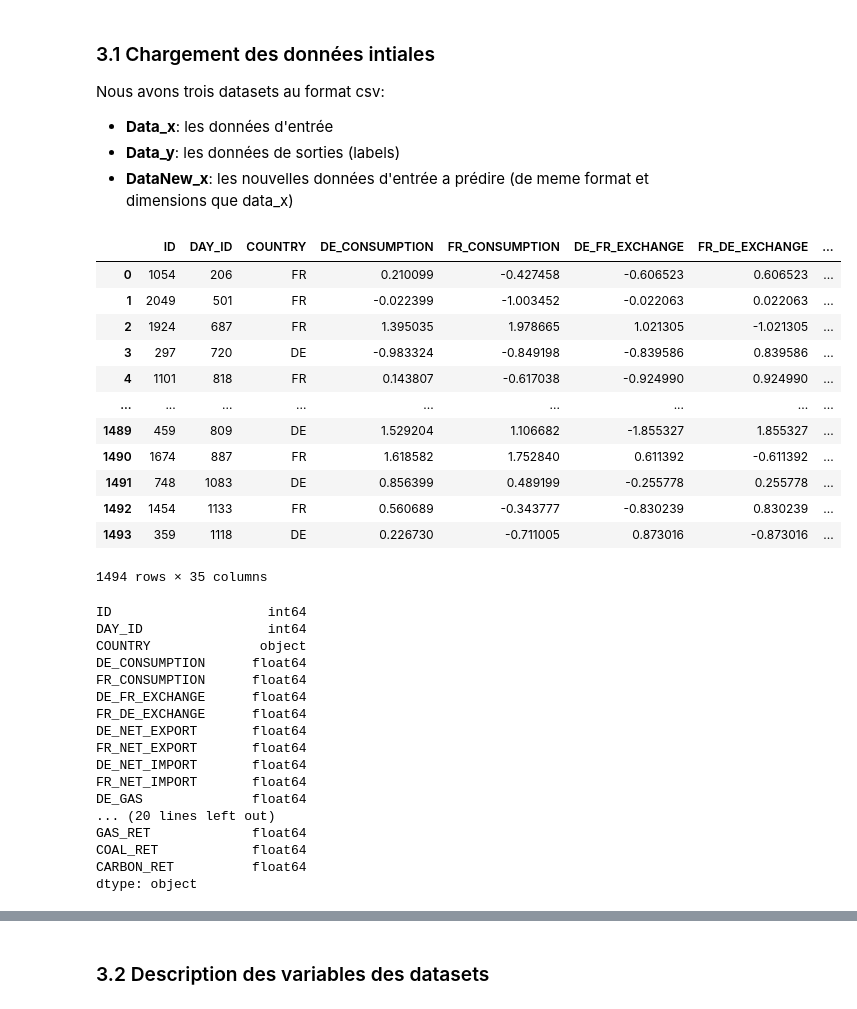
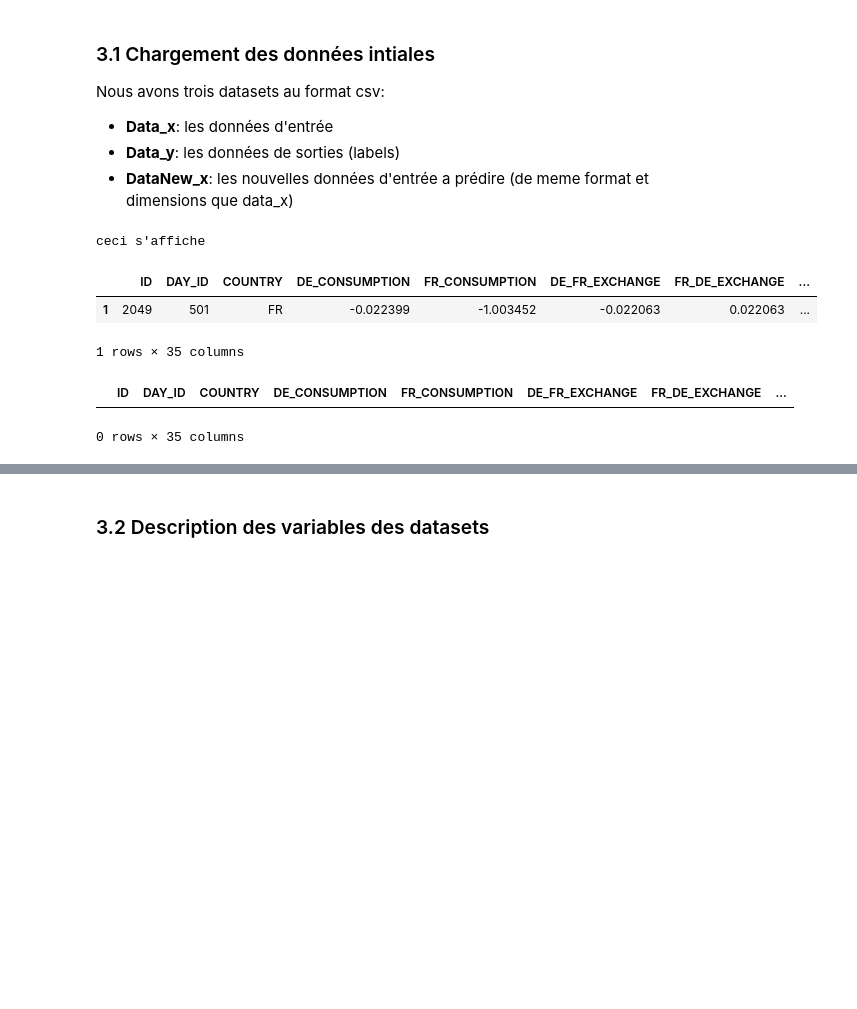
Before and after one commit to CorentinP1234/PROJETML, a Jupyter notebook: Untitled.ipynb, the cells around one changed output, grey strips where cells are left out. Saved outputs shown, nothing was run; the diff lists cells and outputs as text; code cells hidden in the pictures; blank space fills up the shorter version.

```diff
--- a/Untitled.ipynb
+++ b/Untitled.ipynb
@@ -65,38 +65,29 @@ Nous avons trois datasets au format csv:
 - **DataNew_x**: les nouvelles données d'entrée a prédire (de meme format et dimensions que data_x)
 # %%
 data_x = pd.read_csv("data/Data_X.csv")
+dataNew_x = pd.read_csv("data/DataNew_X.csv")
 data_y = pd.read_csv("data/Data_Y.csv")
-dataNew_x = pd.read_csv("data/DataNew_X.csv")
-display(data_x)
-display(data_x.dtypes)
+
+
+# Concaténer les deux dataframes verticalement
+all_data_x = pd.concat([data_x, dataNew_x], axis=0,  ignore_index=True)
+train_mask = all_data_x.index.isin(data_x.index)
+test_mask = all_data_x.index.isin(dataNew_x.index)
+
+if (all_data_x.loc[train_mask].equals(data_x)):
+    print("ceci s'affiche")
+
+if (all_data_x.loc[test_mask].equals(dataNew_x)):
+    print("ceci devrait s afficher")
+# display(all_data_x.loc[train_mask])
+# display(data_x)
+# display(all_data_x.loc[test_mask])
+display(all_data_x.loc[test_mask & (all_data_x["ID"] == 2049)])
+display(dataNew_x[dataNew_x["ID"] == 2049])
 # %% [output]
+ceci s'affiche
 |  | ID | DAY_ID | COUNTRY | DE_CONSUMPTION | FR_CONSUMPTION | DE_FR_EXCHANGE | FR_DE_EXCHANGE | ... |
-| 0 | 1054 | 206 | FR | 0.210099 | -0.427458 | -0.606523 | 0.606523 | ... |
 | 1 | 2049 | 501 | FR | -0.022399 | -1.003452 | -0.022063 | 0.022063 | ... |
-| 2 | 1924 | 687 | FR | 1.395035 | 1.978665 | 1.021305 | -1.021305 | ... |
-| 3 | 297 | 720 | DE | -0.983324 | -0.849198 | -0.839586 | 0.839586 | ... |
-| 4 | 1101 | 818 | FR | 0.143807 | -0.617038 | -0.924990 | 0.924990 | ... |
-| ... | ... | ... | ... | ... | ... | ... | ... | ... |
-| 1489 | 459 | 809 | DE | 1.529204 | 1.106682 | -1.855327 | 1.855327 | ... |
-| 1490 | 1674 | 887 | FR | 1.618582 | 1.752840 | 0.611392 | -0.611392 | ... |
-| 1491 | 748 | 1083 | DE | 0.856399 | 0.489199 | -0.255778 | 0.255778 | ... |
-| 1492 | 1454 | 1133 | FR | 0.560689 | -0.343777 | -0.830239 | 0.830239 | ... |
-| 1493 | 359 | 1118 | DE | 0.226730 | -0.711005 | 0.873016 | -0.873016 | ... |
-1494 rows × 35 columns
-ID                    int64
-DAY_ID                int64
-COUNTRY              object
-DE_CONSUMPTION      float64
-FR_CONSUMPTION      float64
-DE_FR_EXCHANGE      float64
-FR_DE_EXCHANGE      float64
-DE_NET_EXPORT       float64
-FR_NET_EXPORT       float64
-DE_NET_IMPORT       float64
-FR_NET_IMPORT       float64
-DE_GAS              float64
-... (20 lines left out)
-GAS_RET             float64
-COAL_RET            float64
-CARBON_RET          float64
-dtype: object
+1 rows × 35 columns
+|  | ID | DAY_ID | COUNTRY | DE_CONSUMPTION | FR_CONSUMPTION | DE_FR_EXCHANGE | FR_DE_EXCHANGE | ... |
+0 rows × 35 columns
```
Also changed, not shown: parts of 10 cells of this notebook.
